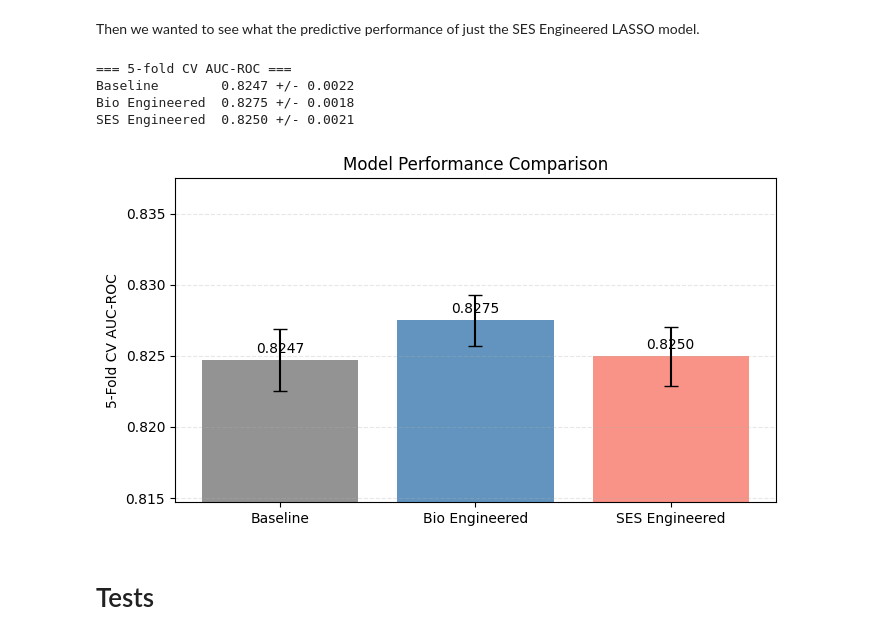
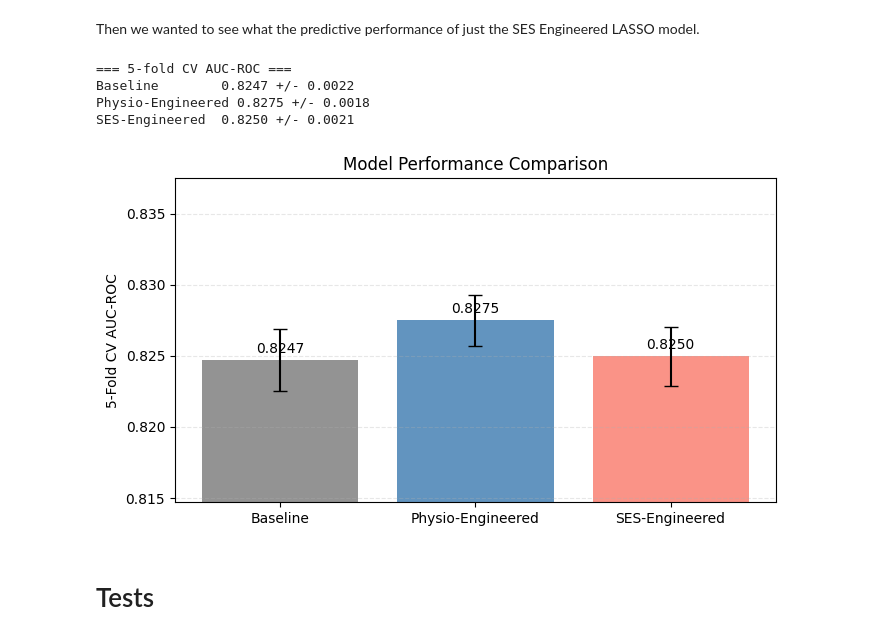
Before and after one commit to IsaacBFine/diabetes-predictors, a Jupyter notebook: Notebooks/feature_engineering_notebook.ipynb, the cells around one changed output. Drawn from its saved outputs; the diff is of its cells as text; code cells hidden in the pictures.

```diff
--- a/Notebooks/feature_engineering_notebook.ipynb
+++ b/Notebooks/feature_engineering_notebook.ipynb
@@ -360,7 +361,7 @@ bars = ax.barh(nonzero.index, nonzero.values, color=colors, edgecolor="white", l
 
 ax.axvline(0, color="black", lw=0.8)
 ax.set_xlabel("Logistic Lasso Coefficient (log-odds)", fontsize=12)
-ax.set_title("Engineered Lasso — Feature Importance\n(positive = increases diabetes risk, negative = protective)",
+ax.set_title("Physio-Engineered Lasso — Feature Importance\n(positive = increases diabetes risk, negative = protective)",
              fontsize=13, pad=15)
 
 # legend
@@ -628,8 +572,8 @@ auc_ses = cv_auc(
 # Store all model results
 results = {
     "Baseline": (0.8247, 0.0022),
-    "Bio Engineered": (0.8275, 0.0018),
-    "SES Engineered": auc_ses
+    "Physio-Engineered": (0.8275, 0.0018),
+    "SES-Engineered": auc_ses
 }
 
 print("\n=== 5-fold CV AUC-ROC ===")
@@ -645,36 +589,36 @@ plt.figure(figsize=(7, 4))
 
 bars = plt.bar(
     labels,
     means,
     yerr=stds,
     capsize=5,
     color=["gray", "steelblue", "salmon"],
     alpha=0.85
 )
 
 # Annotate bars
 for bar, mean in zip(bars, means):
     plt.text(
         bar.get_x() + bar.get_width()/2,
         mean + 0.0005,
         f"{mean:.4f}",
         ha="center",
         fontsize=10
     )
 
 plt.ylabel("5-Fold CV AUC-ROC")
 plt.title("Model Performance Comparison")
 plt.ylim(min(means) - 0.01, max(means) + 0.01)
 plt.grid(axis="y", linestyle="--", alpha=0.3)
 
 plt.tight_layout()
 plt.show()
 # %% [output]
 === 5-fold CV AUC-ROC ===
 Baseline        0.8247 +/- 0.0022
-Bio Engineered  0.8275 +/- 0.0018
-SES Engineered  0.8250 +/- 0.0021
+Physio-Engineered 0.8275 +/- 0.0018
+SES-Engineered  0.8250 +/- 0.0021
-[figure, old version]
+[figure, new version]
 # %% [markdown]
 # Tests
 # %%
```
Also changed, not shown: parts of 3 cells of this notebook.
